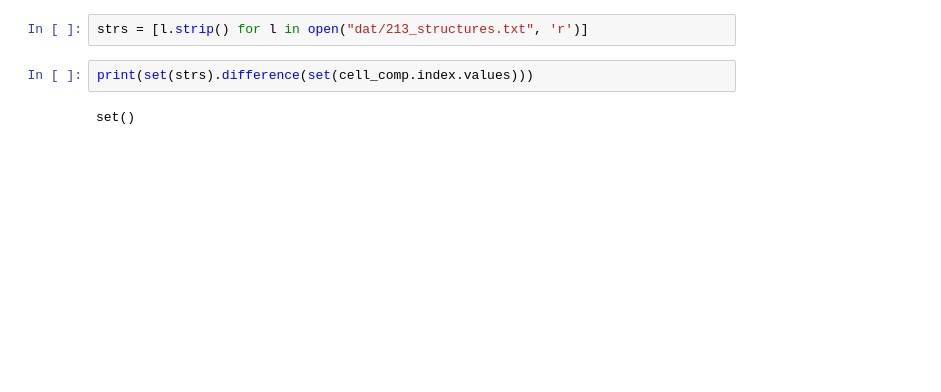
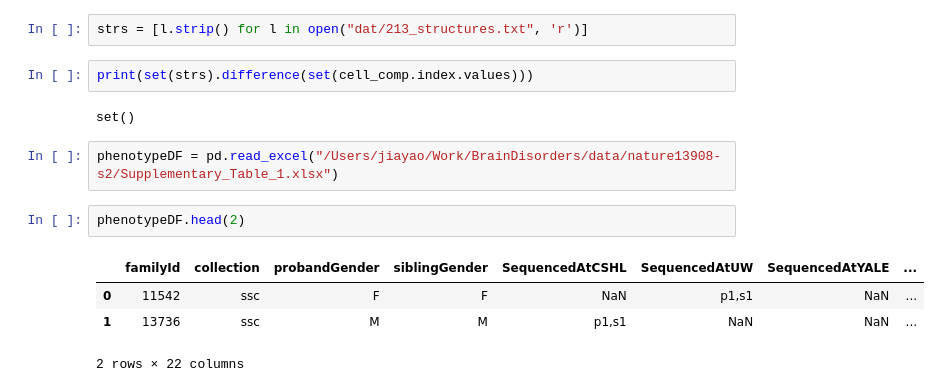
Before and after one commit to explorerwjy/ASD_Circuits, a Jupyter notebook: src/DataPrep.ipynb, the cells around one changed output. Drawn from its saved outputs; the diff is of its cells as text; blank space fills up the shorter version.

```diff
--- a/src/DataPrep.ipynb
+++ b/src/DataPrep.ipynb
@@ -546,3 +549,12 @@ strs = [l.strip() for l in open("dat/213_structures.txt", 'r')]
 print(set(strs).difference(set(cell_comp.index.values)))
 # %% [output]
 set()
+# %%
+phenotypeDF = pd.read_excel("/Users/jiayao/Work/BrainDisorders/data/nature13908-s2/Supplementary_Table_1.xlsx")
+# %%
+phenotypeDF.head(2)
+# %% [output]
+|  | familyId | collection | probandGender | siblingGender | SequencedAtCSHL | SequencedAtUW | SequencedAtYALE | ... |
+| 0 | 11542 | ssc | F | F | NaN | p1,s1 | NaN | ... |
+| 1 | 13736 | ssc | M | M | p1,s1 | NaN | NaN | ... |
+2 rows × 22 columns
```
Also changed, not shown: parts of 15 cells of this notebook, 2 other files.
